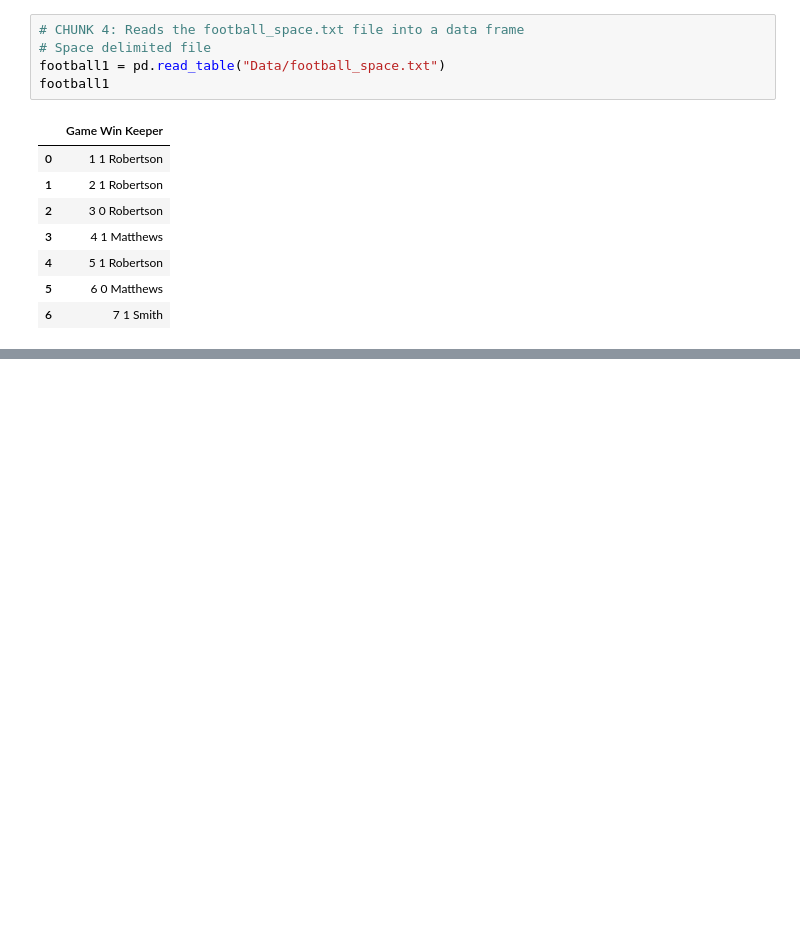
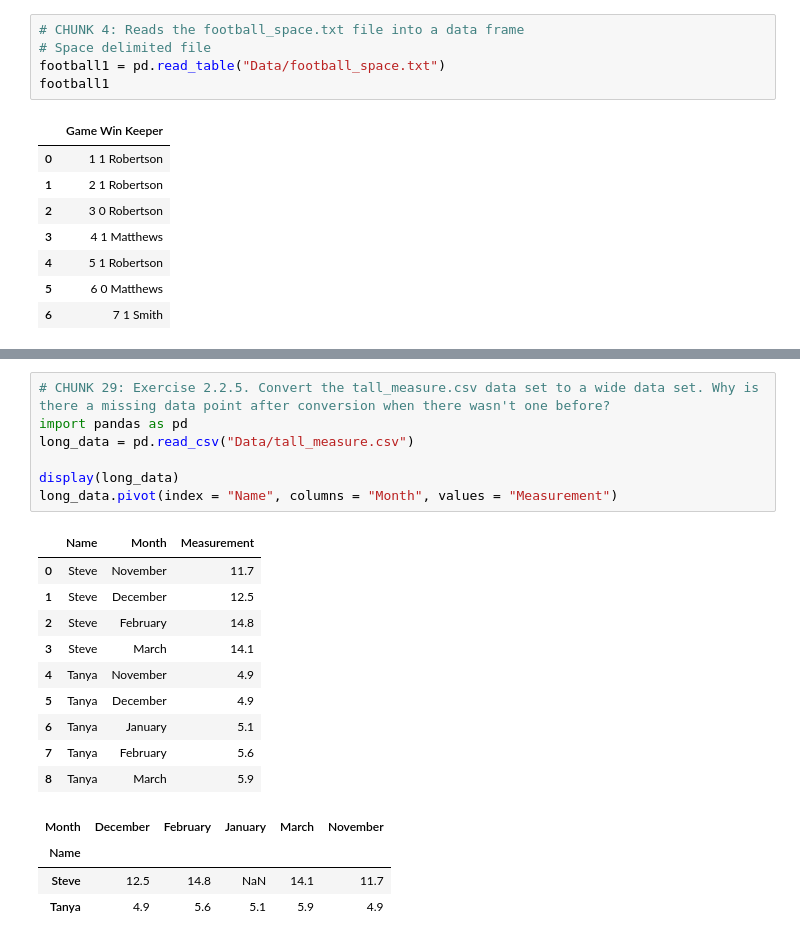
Before and after one commit to M-Christensen/ATPA, a Jupyter notebook: SOAModule_Notes/Module2/Sec2_DataFrames.ipynb, the cells around one changed output, grey strips where cells are left out. Cells and saved outputs as stored; diff of their text form; blank space fills up the shorter version.

```diff
--- a/SOAModule_Notes/Module2/Sec2_DataFrames.ipynb
+++ b/SOAModule_Notes/Module2/Sec2_DataFrames.ipynb
@@ -306,0 +355,22 @@ SyntaxError: invalid syntax (2111779766.py, line 8)
+# %%
+# CHUNK 29: Exercise 2.2.5. Convert the tall_measure.csv data set to a wide data set. Why is there a missing data point after conversion when there wasn't one before?
+import pandas as pd
+long_data = pd.read_csv("Data/tall_measure.csv")
+
+display(long_data)
+long_data.pivot(index = "Name", columns = "Month", values = "Measurement")
+# %% [output]
+|  | Name | Month | Measurement |
+| 0 | Steve | November | 11.7 |
+| 1 | Steve | December | 12.5 |
+| 2 | Steve | February | 14.8 |
+| 3 | Steve | March | 14.1 |
+| 4 | Tanya | November | 4.9 |
+| 5 | Tanya | December | 4.9 |
+| 6 | Tanya | January | 5.1 |
+| 7 | Tanya | February | 5.6 |
+| 8 | Tanya | March | 5.9 |
+| Month | December | February | January | March | November |
+| Name |  |  |  |  |  |
+| Steve | 12.5 | 14.8 | NaN | 14.1 | 11.7 |
+| Tanya | 4.9 | 5.6 | 5.1 | 5.9 | 4.9 |
```
Also changed, not shown: parts of 30 cells of this notebook.
